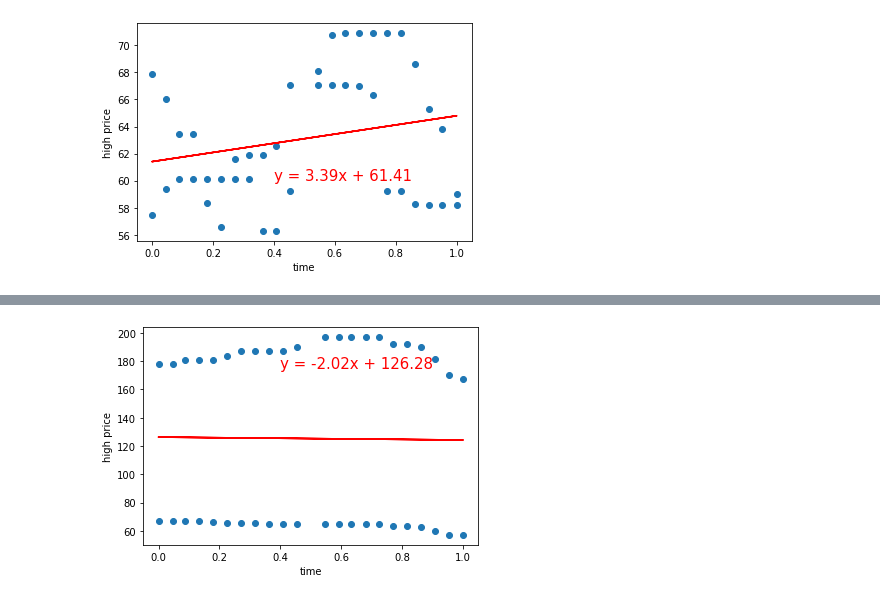
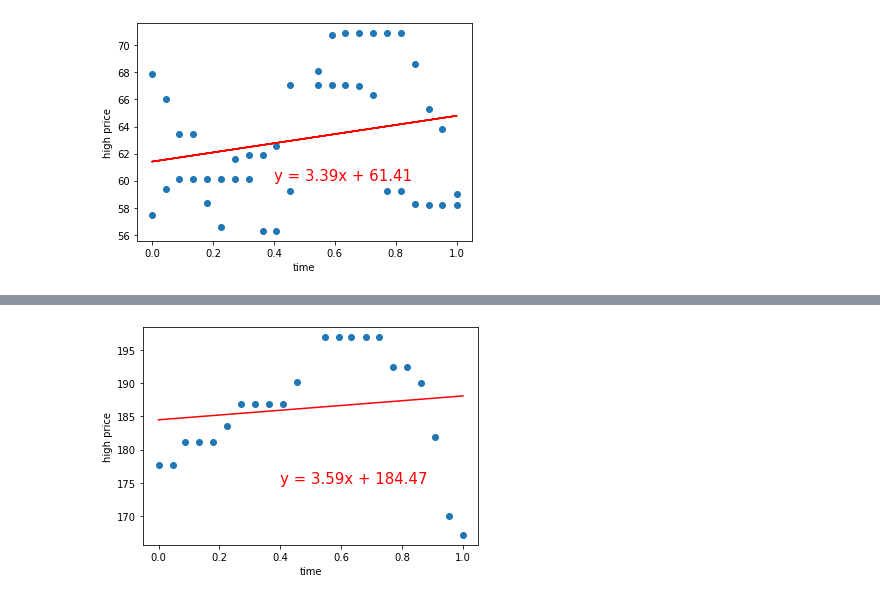
Before and after one commit to DKAce330/Project-1, a Jupyter notebook: Statistics.ipynb, the cells around one changed output, grey strips where cells are left out. Saved outputs shown, nothing was run; the diff lists cells and outputs as text; code cells hidden in the pictures.

```diff
--- a/Statistics.ipynb
+++ b/Statistics.ipynb
@@ -261,16 +369,17 @@ plt.show()
 # %%
-ticker_index = df.index[df['ticker'].isin(['KO', 'PEP'])].values
+ticker_index = df.index[df['ticker'].isin(['PEP'])].values
 ticker_data = df.iloc[ticker_index]
 x_values = ticker_data['st']
 y_values = ticker_data['h']
 (slope, intercept, rvalue, pvalue, stderr) = linregress(x_values, y_values)
 regress_values = x_values * slope + intercept
 line_eq = "y = " + str(round(slope,2)) + "x + " + str(round(intercept,2))
 plt.scatter(x_values,y_values)
 plt.xlabel('time')
 plt.ylabel('high price')
 plt.plot(x_values,regress_values,"r-")
 plt.annotate(line_eq,(.4,175),fontsize=15,color="red")
+plt.savefig('Regressions/Stocks/PEP.png')
 plt.show()
 # %% [output]
-[figure, old version]
+[figure, new version]
```
Also changed, not shown: parts of 10 cells of this notebook, 10 other files.
